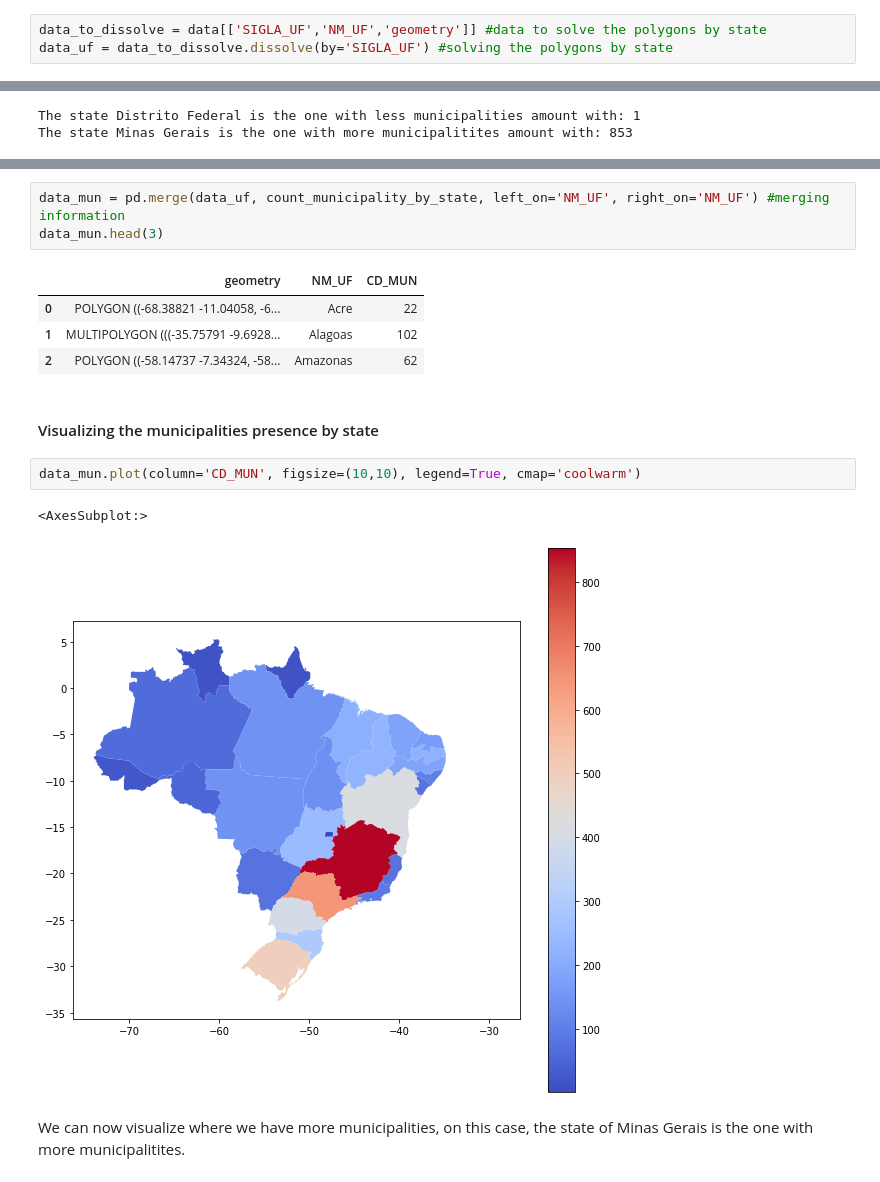
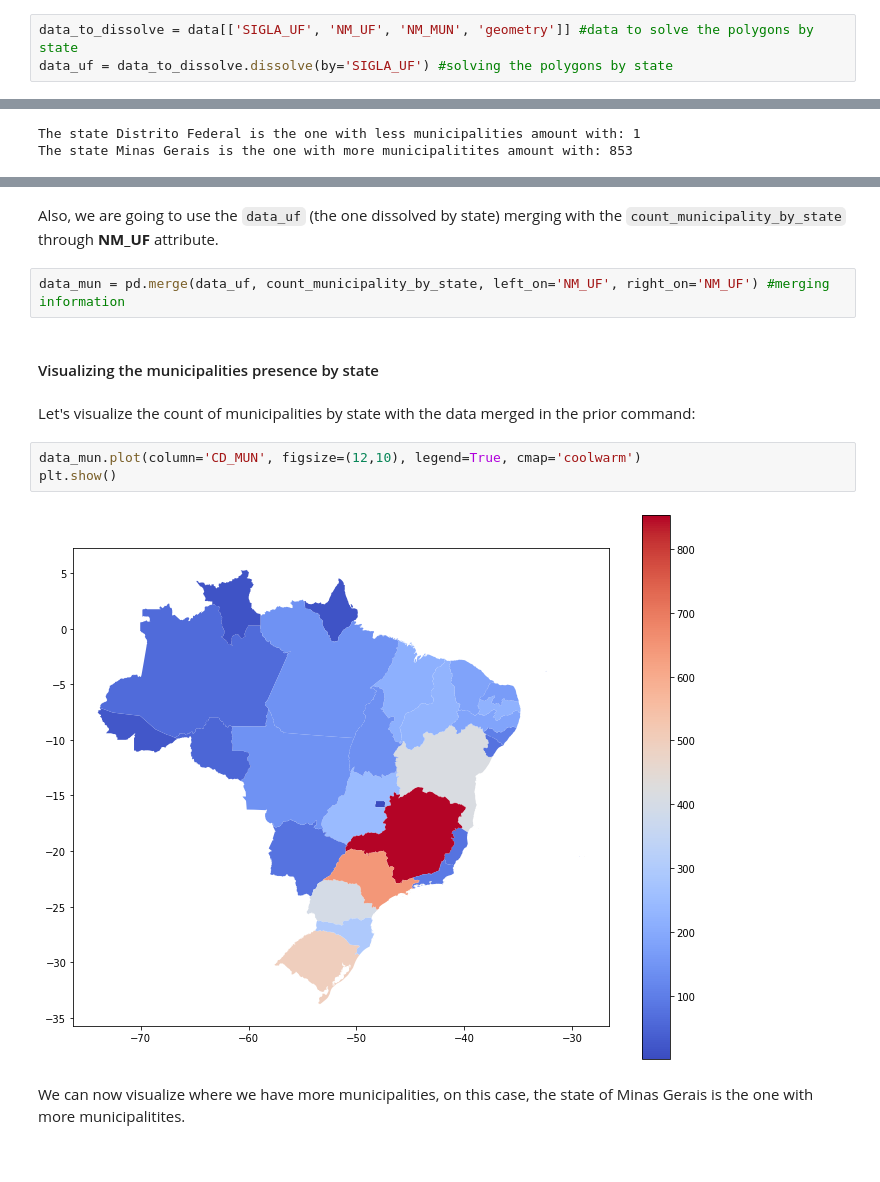
Before and after one commit to rfelipesilva/jupyternotebook-IBGEAreasAnalysis-python38, a Jupyter notebook: src/IBGE_Areas_Analysis.ipynb, the cells around one changed output, grey strips where cells are left out. Saved outputs shown, nothing was run; the diff lists cells and outputs as text.

```diff
--- a/src/IBGE_Areas_Analysis.ipynb
+++ b/src/IBGE_Areas_Analysis.ipynb
@@ -125,5 +185,5 @@ Here we'll create a new dataframe for each state and not for municipalitites any
 # %%
-data_to_dissolve = data[['SIGLA_UF','NM_UF','geometry']] #data to solve the polygons by state
+data_to_dissolve = data[['SIGLA_UF', 'NM_UF', 'NM_MUN', 'geometry']] #data to solve the polygons by state
 data_uf = data_to_dissolve.dissolve(by='SIGLA_UF') #solving the polygons by state
 # %%
 data_uf.head(3)
@@ -215,18 +234,16 @@ data_uf.head()
+# %% [markdown]
+Also, we are going to use the ``data_uf`` (the one dissolved by state) merging with the ``count_municipality_by_state`` through **NM_UF** attribute.
 # %%
 data_mun = pd.merge(data_uf, count_municipality_by_state, left_on='NM_UF', right_on='NM_UF') #merging information
-data_mun.head(3)
-# %% [output]
-|  | geometry | NM_UF | CD_MUN |
-| 0 | POLYGON ((-68.38821 -11.04058, -6... | Acre | 22 |
-| 1 | MULTIPOLYGON (((-35.75791 -9.6928... | Alagoas | 102 |
-| 2 | POLYGON ((-58.14737 -7.34324, -58... | Amazonas | 62 |
 # %% [markdown]
 #### Visualizing the municipalities presence by state
+# %% [markdown]
+Let's visualize the count of municipalities by state with the data merged in the prior command:
 # %%
-data_mun.plot(column='CD_MUN', figsize=(10,10), legend=True, cmap='coolwarm')
+data_mun.plot(column='CD_MUN', figsize=(12,10), legend=True, cmap='coolwarm')
+plt.show()
 # %% [output]
-<AxesSubplot:>
-[figure, old version]
+[figure, new version]
 # %% [markdown]
 We can now visualize where we have more municipalities, on this case, the state of Minas Gerais is the one with more municipalitites.
 # %% [markdown]
```
Also changed, not shown: parts of 46 cells of this notebook, 2 other files.
